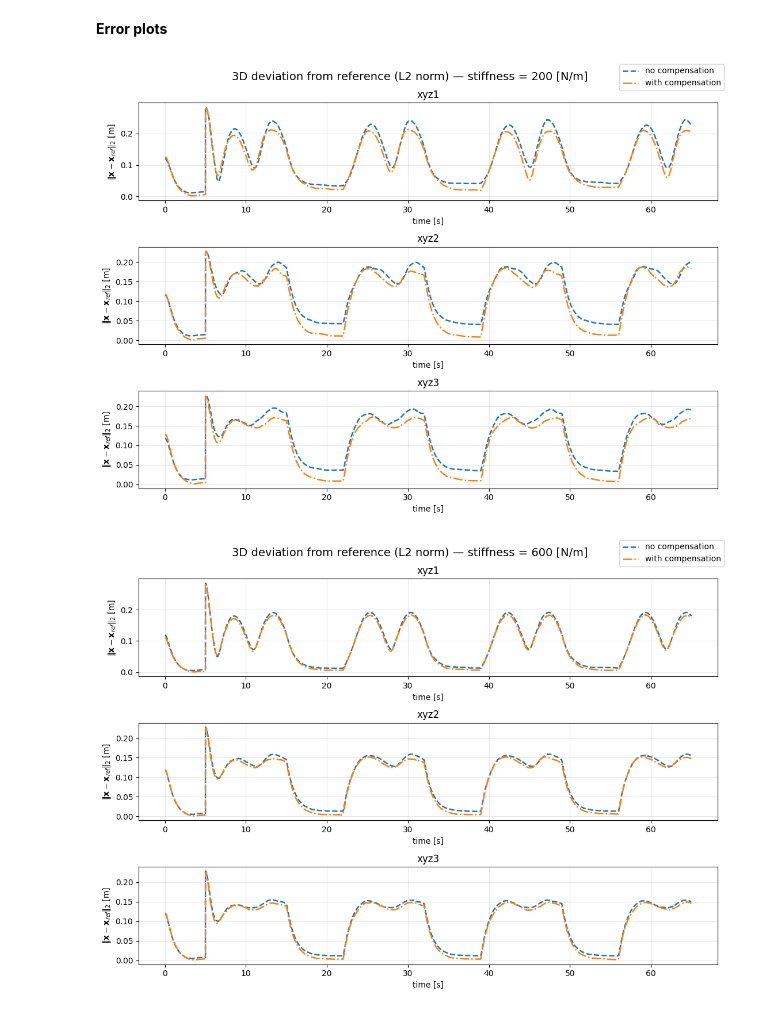
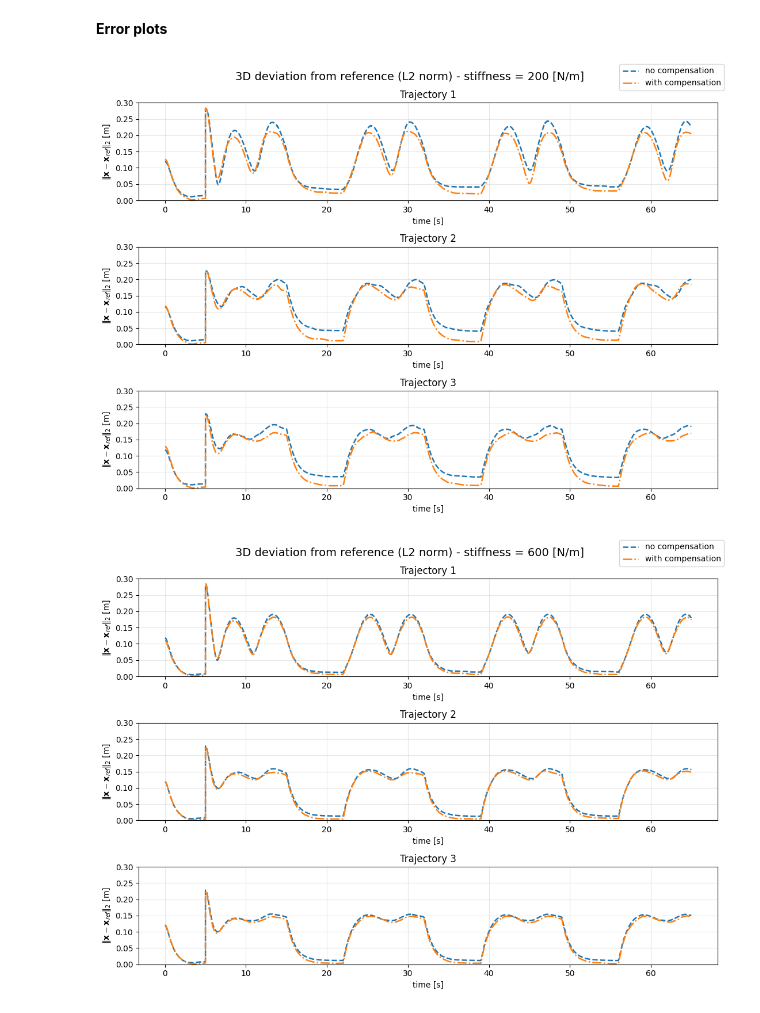
Before and after one commit to Anthony7-Ho/nonlinear_deepc_controller, a Jupyter notebook: performance_evaluation/evaluation_plots.ipynb, the cells around one changed output. Saved outputs shown, nothing was run; the diff lists cells and outputs as text; code cells hidden in the pictures.

Commit message:
Added evaluation plots

```diff
--- a/performance_evaluation/evaluation_plots.ipynb
+++ b/performance_evaluation/evaluation_plots.ipynb
@@ -232,12 +232,12 @@ def plot_3d_deviation_subplots_per_stiffness(log_index: dict, ref_files: list[Pa
 
     stiff_tags = sorted(all_stiff, key=lambda s: int(s))
     if not stiff_tags:
-        print("[WARN] No stiffness tags found.")
+        print("No stiffness tags found.")
         return
 
     for stiff in stiff_tags:
         fig, axes = plt.subplots(len(traj_ids), 1, figsize=(11, 8), sharex=False)
-        fig.suptitle(f"3D deviation from reference (L2 norm) — stiffness = {stiff} [N/m]", fontsize=14)
+        fig.suptitle(f"3D deviation from reference (L2 norm) - stiffness = {stiff} [N/m]", fontsize=14)
 
         # Ensure axes is iterable even if traj_ids has length 1
         if len(traj_ids) == 1:
@@ -256,34 +256,34 @@ def plot_3d_deviation_subplots_per_stiffness(log_index: dict, ref_files: list[Pa
             # Compute and plot errors
             plotted_any = False
 
             if reg_path is not None:
                 t_no, e_no = l2_error_over_time(ref_path, reg_path)
                 ax.plot(t_no, e_no, linestyle="--", linewidth=1.8, label="no compensation")
                 plotted_any = True
 
             if ker_path is not None:
                 t_co, e_co = l2_error_over_time(ref_path, ker_path)
                 ax.plot(t_co, e_co, linestyle="-.", linewidth=1.8, label="with compensation")
                 plotted_any = True
 
-            ax.set_title(f"xyz{traj_id}")
+            ax.set_title(f"Trajectory {traj_id}")
             ax.set_xlabel("time [s]")
             ax.set_ylabel(r"$\|\mathbf{x}-\mathbf{x}_{ref}\|_2$ [m]")
             ax.grid(True, alpha=0.3)
+            ax.set_ylim(0.0, 0.3)
 
             if not plotted_any:
                 ax.text(0.5, 0.5, "No data", ha="center", va="center", transform=ax.transAxes)
 
         # Single legend for the whole figure (clean)
         handles, labels = axes[0].get_legend_handles_labels()
         if handles:
             fig.legend(handles, labels, loc="upper right")
 
         fig.tight_layout()
         plt.show()
 
-# --- Call it ---
 plot_3d_deviation_subplots_per_stiffness(log_index, ref_files, traj_ids=(1,2,3))
 # %% [output]
-[figure, old version]
+[figure, new version]
-[figure, old version]
+[figure, new version]
```
Also changed, not shown: parts of 1 cell of this notebook, 1 other file.
